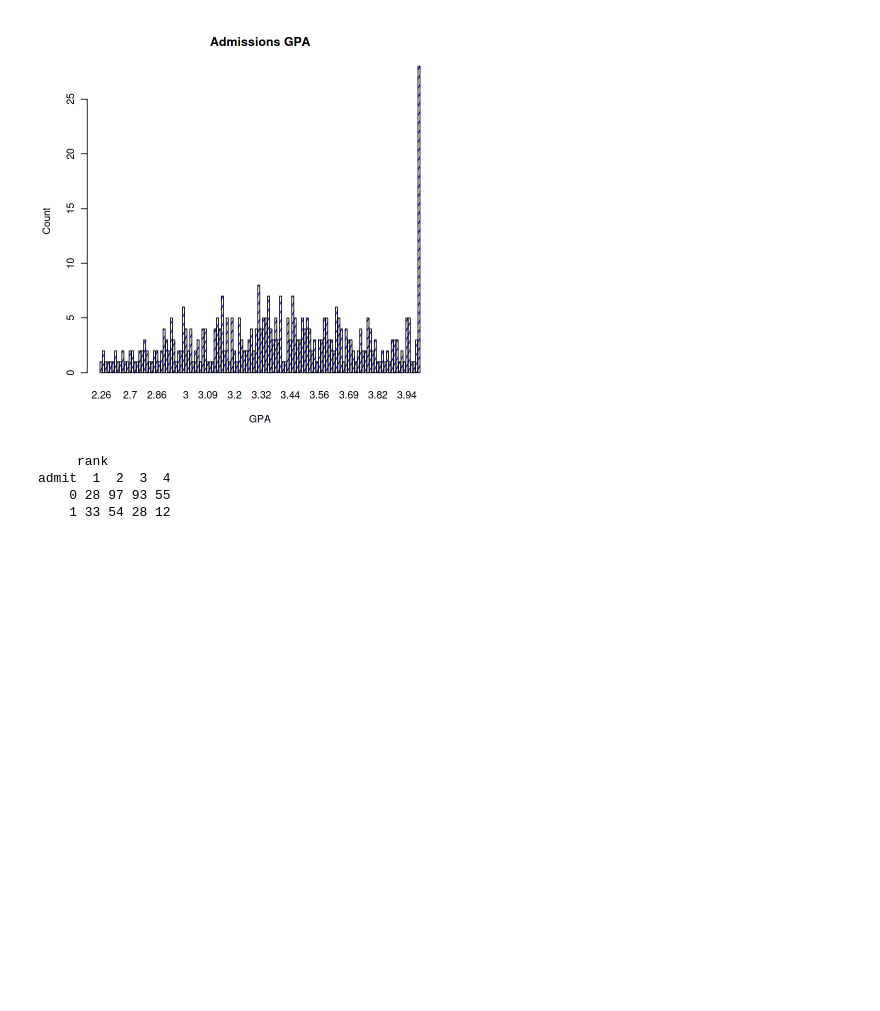
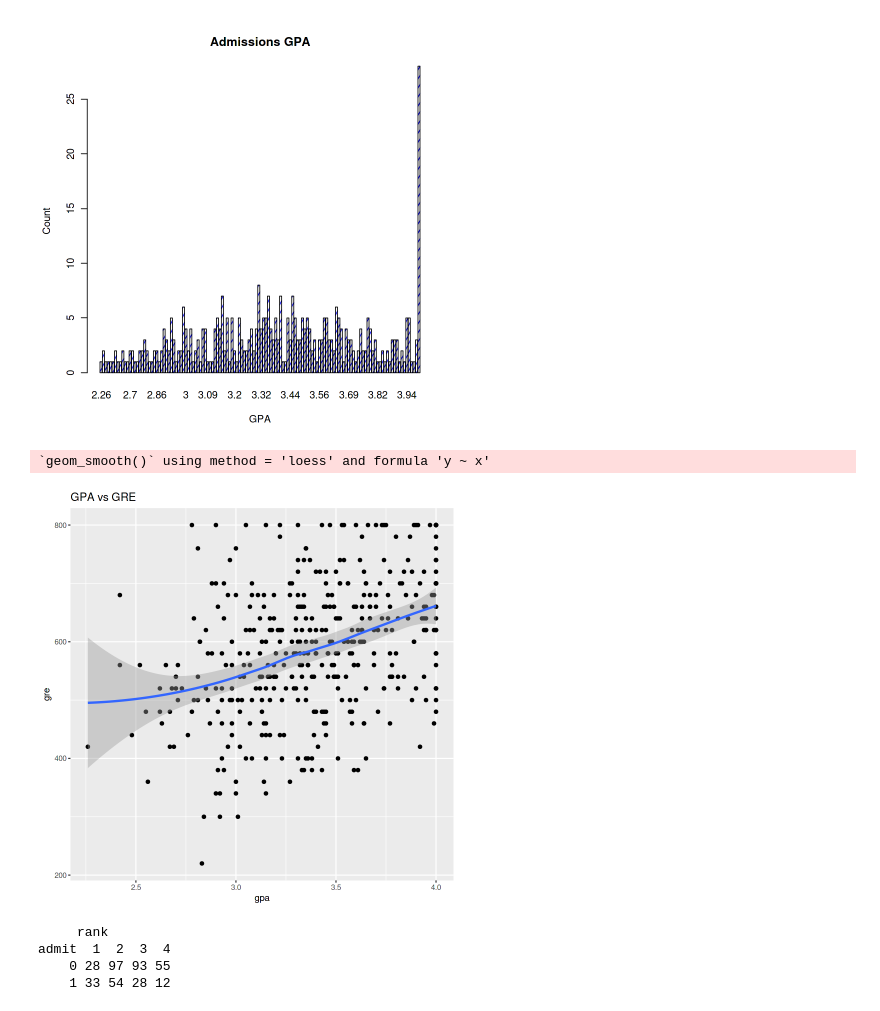
Before and after one commit to ScottySchmidt/AdvancedAnalytics, a Jupyter notebook: Admissions.ipynb, the cells around one changed output. Drawn from its saved outputs; the diff is of its cells as text; code cells hidden in the pictures; blank space fills up the shorter version.

```diff
--- a/Admissions.ipynb
+++ b/Admissions.ipynb
@@ -106,6 +106,11 @@ density=10
 )
 # %% [output]
 [figure]
+# %%
+ggplot(df, aes(x=gpa, y=gre), color=cut)+ geom_point() + geom_smooth() + labs(title="GPA vs GRE")
+# %% [output]
+`geom_smooth()` using method = 'loess' and formula 'y ~ x'
+[figure, added]
 # %%
 xtabs(~admit + rank, data = df)
 # %% [output]
```
Also changed, not shown: parts of 1 cell of this notebook.
